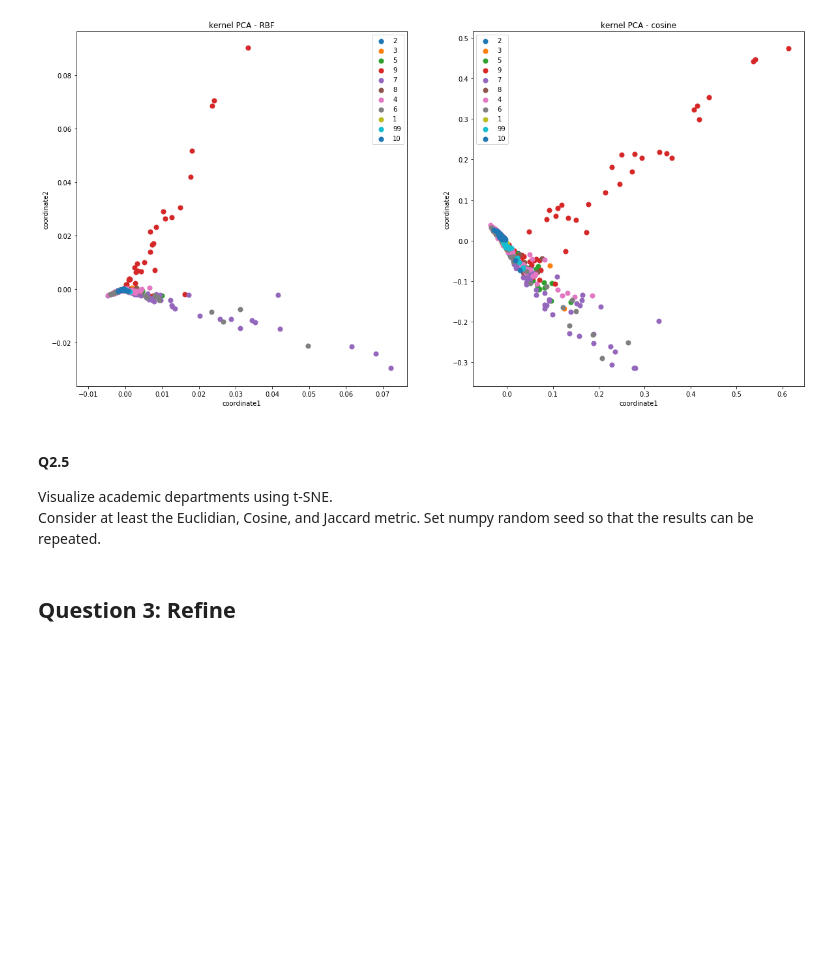
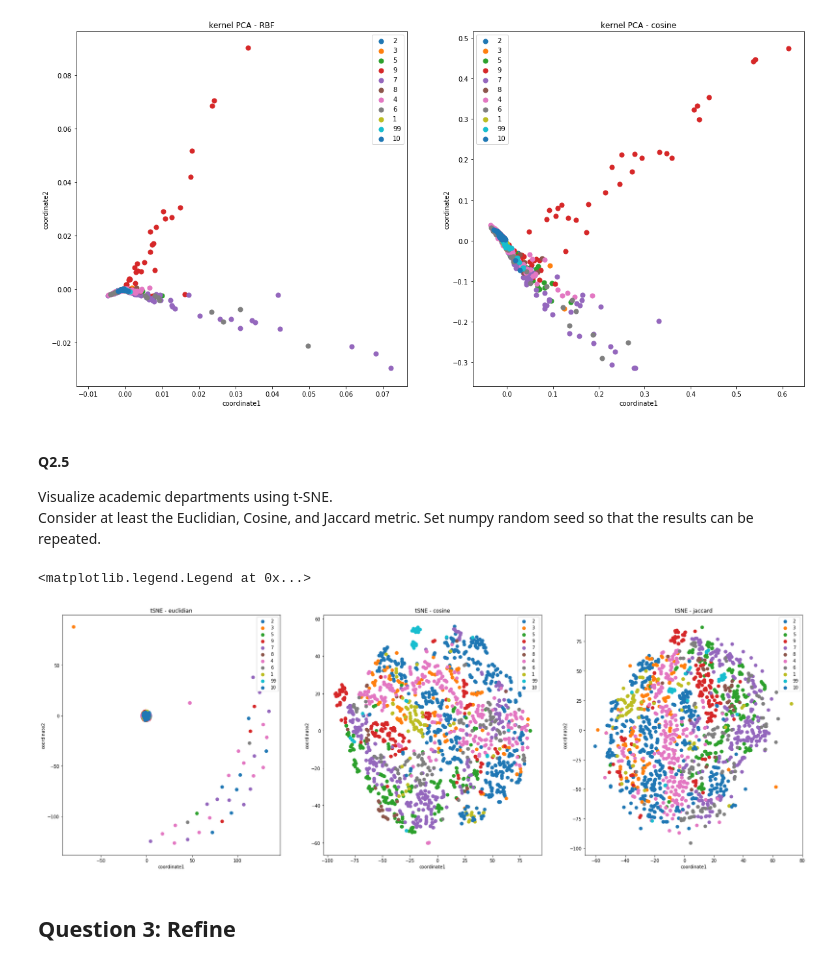
Before and after one commit to corylus98/Statistical_Learning, a Jupyter notebook: hw4/SL_hw4.ipynb, the cells around one changed output. Drawn from its saved outputs; the diff is of its cells as text; code cells hidden in the pictures; blank space fills up the shorter version.

```diff
--- a/hw4/SL_hw4.ipynb
+++ b/hw4/SL_hw4.ipynb
@@ -451,6 +451,8 @@ tsne_jaccard_fit['department_id'] = dept_id
 df_tsne_jaccard_fit = pd.merge(tsne_jaccard_fit, department[['department_id','category_id']], on = 'department_id', how = 'right')
 df_tsne_jaccard_fit = df_tsne_jaccard_fit[0:1917]
 # %%
+targets = df_tsne_jaccard_fit['category_id'].unique().tolist()
+
 fig = plt.figure(figsize = (30,10))
 fig.subplots_adjust(hspace = 0.3, wspace = 0.2)
 
@@ -459,33 +461,36 @@ ax.set_xlabel('coordinate1')
 ax.set_ylabel('coordinate2')
 ax.set_title('tSNE - euclidian')
 for target in targets:
     index_keep = df_tsne_euclidian_fit['category_id'] == target
     ax.scatter(df_tsne_euclidian_fit.loc[index_keep, 'tsne_euclidian1']
                , df_tsne_euclidian_fit.loc[index_keep, 'tsne_euclidian2']
                , s = 50)
 ax.legend(targets)
 
 ax = fig.add_subplot(1, 3, 2)
 ax.set_xlabel('coordinate1')
 ax.set_ylabel('coordinate2')
 ax.set_title('tSNE - cosine')
 for target in targets:
     index_keep = df_tsne_cosine_fit['category_id'] == target
     ax.scatter(df_tsne_cosine_fit.loc[index_keep, 'tsne_cosine1']
                , df_tsne_cosine_fit.loc[index_keep, 'tsne_cosine2']
                , s = 50)
 ax.legend(targets)
 
 ax = fig.add_subplot(1, 3, 3)
 ax.set_xlabel('coordinate1')
 ax.set_ylabel('coordinate2')
 ax.set_title('tSNE - jaccard')
 for target in targets:
     index_keep = df_tsne_jaccard_fit['category_id'] == target
     ax.scatter(df_tsne_jaccard_fit.loc[index_keep, 'tsne_jaccard1']
                , df_tsne_jaccard_fit.loc[index_keep, 'tsne_jaccard2']
                , s = 50)
 ax.legend(targets)
+# %% [output]
+<matplotlib.legend.Legend at 0x...>
+[figure, added]
 # %% [markdown]
 ## Question 3: Refine
 # %% [markdown]
```
Also changed, not shown: parts of 1 cell of this notebook.
